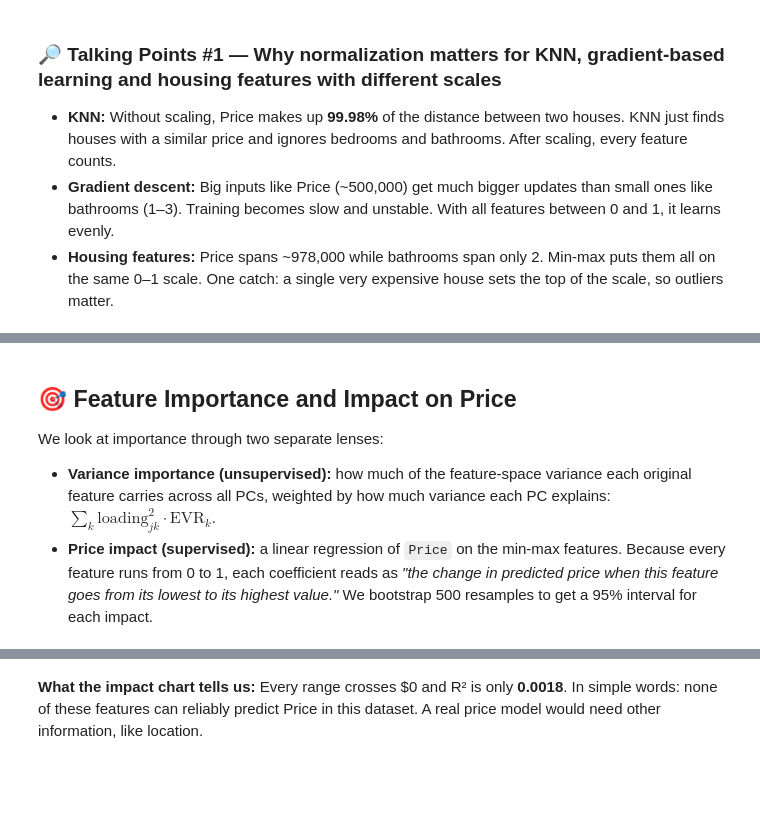
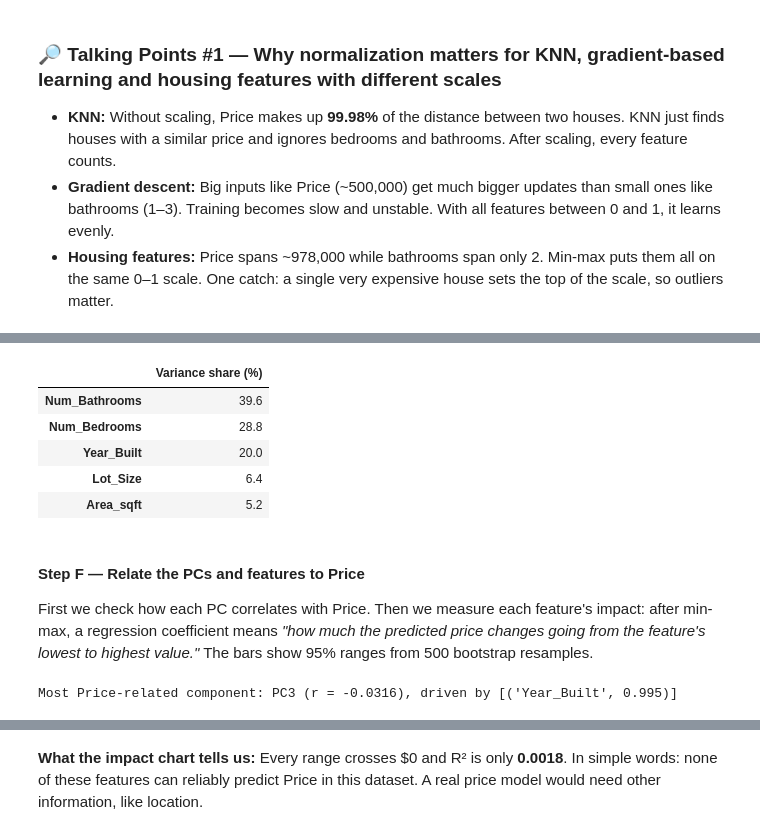
Before and after one commit to kinghighshow/MinMaxNormalizationWorkshop, a Jupyter notebook: MinMax_Normalization_Workshop.ipynb, the cells around one changed output, grey strips where cells are left out. Cells and saved outputs as stored; diff of their text form; code cells hidden in the pictures; blank space fills up the shorter version.

```diff
--- a/MinMax_Normalization_Workshop.ipynb
+++ b/MinMax_Normalization_Workshop.ipynb
@@ -335,15 +416,29 @@ We kept `Year_Built` because it is a real house feature. It does not affect the
-# %% [markdown]
-## 🎯 Feature Importance and Impact on Price
-
-We look at importance through two separate lenses:
-
-- **Variance importance (unsupervised):** how much of the feature-space variance each original feature carries across all PCs, weighted by how much variance each PC explains: $\sum_k \text{loading}_{jk}^2 \cdot \text{EVR}_k$.
-- **Price impact (supervised):** a linear regression of `Price` on the min-max features. Because every feature runs from 0 to 1, each coefficient reads as *"the change in predicted price when this feature goes from its lowest to its highest value."* We bootstrap 500 resamples to get a 95% interval for each impact.
 # %%
 variance_share = pca.variance_importance()
 impact = insights.price_impact()
 fig = viz.importance_lenses(variance_share, impact)
 fig.show()
+(variance_share * 100).round(1).rename('Variance share (%)').to_frame()
+# %% [output]
+|  | Variance share (%) |
+| Num_Bathrooms | 39.6 |
+| Num_Bedrooms | 28.8 |
+| Year_Built | 20.0 |
+| Lot_Size | 6.4 |
+| Area_sqft | 5.2 |
+# %% [markdown]
+#### Step F — Relate the PCs and features to Price
+
+First we check how each PC correlates with Price. Then we measure each feature's impact: after min-max, a regression coefficient means *"how much the predicted price changes going from the feature's lowest to highest value."* The bars show 95% ranges from 500 bootstrap resamples.
+# %%
+# ---- Step F: Relate PCs to the target (simple correlation) ----
+pc_corr = pca.target_correlation()
+best_pc, best_r = pca.most_target_related()
+print(f"Most Price-related component: {best_pc} (r = {best_r:+.4f}), driven by {pca.top_contributors(best_pc, 1)}")
+fig = viz.target_correlation(pc_corr)
+fig.show()
+# %% [output]
+Most Price-related component: PC3 (r = -0.0316), driven by [('Year_Built', 0.995)]
 # %%
 fig = viz.price_impact(impact, insights.r2)
 fig.show()
```
Also changed, not shown: parts of 30 cells of this notebook, 2 other files.
